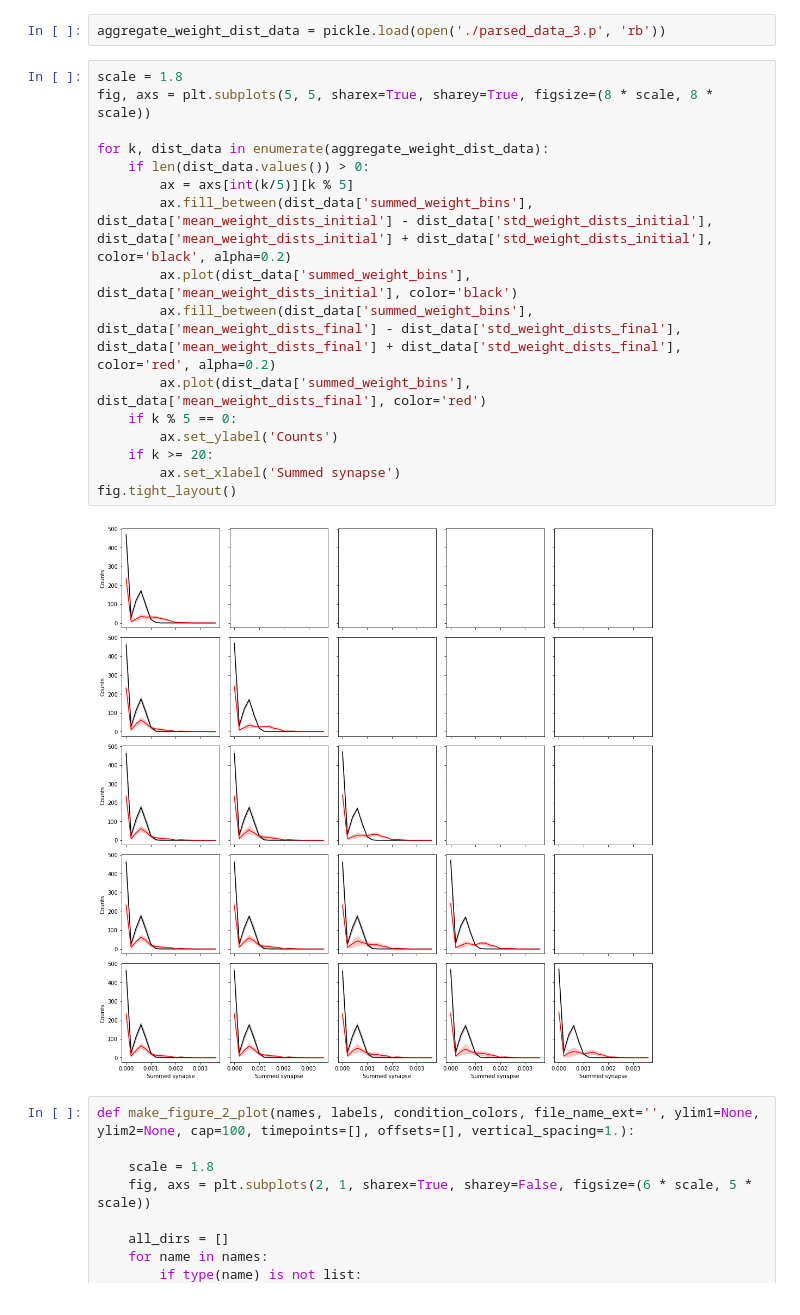
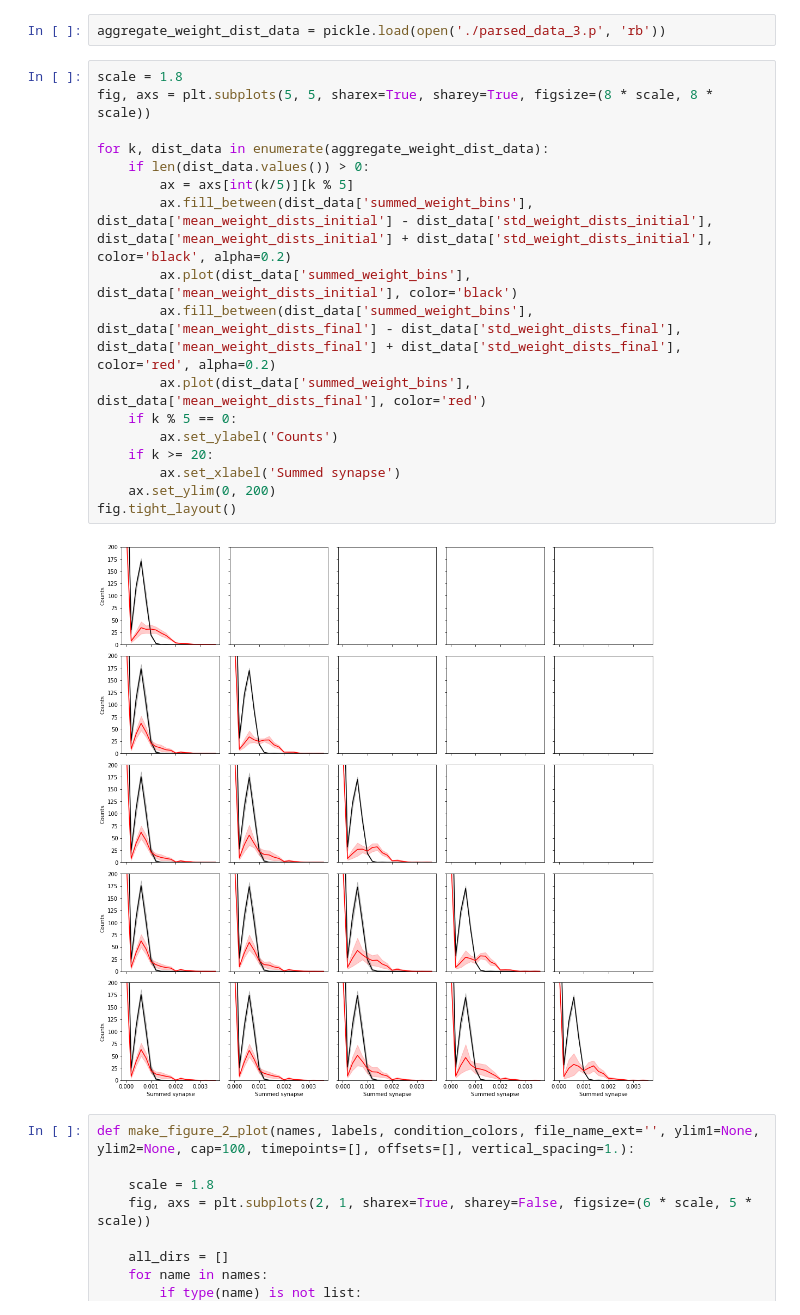
Before and after one commit to davidgbe/synfire_chain_growth, a Jupyter notebook: paper_figures_21_05_05/paper_figs_circa_21_09/multiple_parametric_21_09_28/single_cell_silent_21_10_06/paper_figures_nb_21_05_06.ipynb, the cells around one changed output. Drawn from its saved outputs; the diff is of its cells as text.

```diff
--- a/paper_figures_21_05_05/paper_figs_circa_21_09/multiple_parametric_21_09_28/single_cell_silent_21_10_06/paper_figures_nb_21_05_06.ipynb
+++ b/paper_figures_21_05_05/paper_figs_circa_21_09/multiple_parametric_21_09_28/single_cell_silent_21_10_06/paper_figures_nb_21_05_06.ipynb
@@ -441,21 +442,22 @@ aggregate_weight_dist_data = pickle.load(open('./parsed_data_3.p', 'rb'))
 # %%
 scale = 1.8
 fig, axs = plt.subplots(5, 5, sharex=True, sharey=True, figsize=(8 * scale, 8 * scale))
 
 for k, dist_data in enumerate(aggregate_weight_dist_data):
     if len(dist_data.values()) > 0:
         ax = axs[int(k/5)][k % 5]
         ax.fill_between(dist_data['summed_weight_bins'], dist_data['mean_weight_dists_initial'] - dist_data['std_weight_dists_initial'], dist_data['mean_weight_dists_initial'] + dist_data['std_weight_dists_initial'], color='black', alpha=0.2)
         ax.plot(dist_data['summed_weight_bins'], dist_data['mean_weight_dists_initial'], color='black')
         ax.fill_between(dist_data['summed_weight_bins'], dist_data['mean_weight_dists_final'] - dist_data['std_weight_dists_final'], dist_data['mean_weight_dists_final'] + dist_data['std_weight_dists_final'], color='red', alpha=0.2)
         ax.plot(dist_data['summed_weight_bins'], dist_data['mean_weight_dists_final'], color='red')
     if k % 5 == 0:
         ax.set_ylabel('Counts')
     if k >= 20:
         ax.set_xlabel('Summed synapse')
+    ax.set_ylim(0, 200)
 fig.tight_layout()
 # %% [output]
-[figure, old version]
+[figure, new version]
 # %%
 def make_figure_2_plot(names, labels, condition_colors, file_name_ext='', ylim1=None, ylim2=None, cap=100, timepoints=[], offsets=[], vertical_spacing=1.):
 
```
Also changed, not shown: parts of 5 cells of this notebook.
